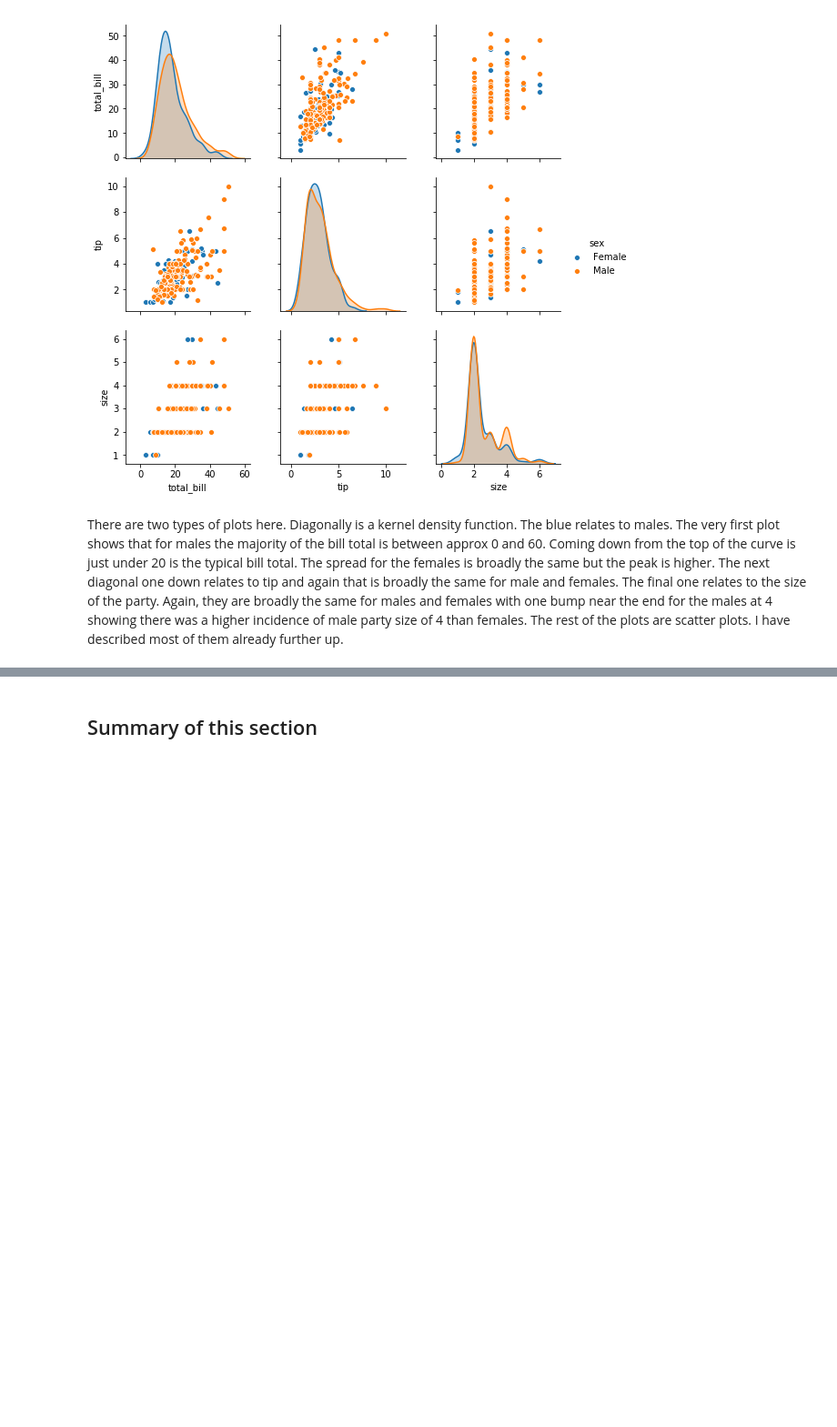
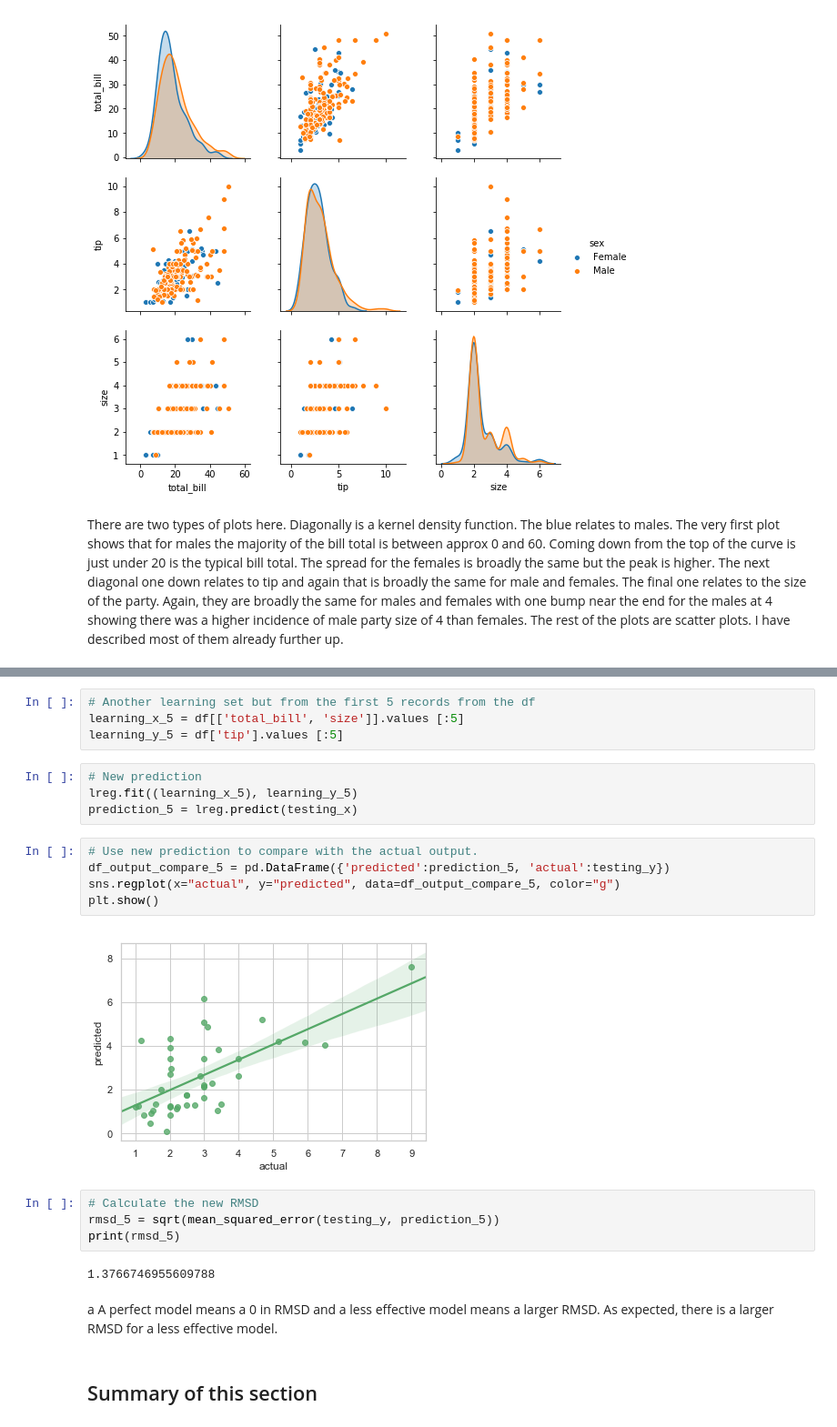
Before and after one commit to bexiturley/Fundamentals-of-Data-Analysis-Assessment-2019, a Jupyter notebook: reorderTips.ipynb, the cells around one changed output, grey strips where cells are left out. Shown at 91% size. Saved outputs shown, nothing was run; the diff lists cells and outputs as text; blank space fills up the shorter version.

```diff
--- a/reorderTips.ipynb
+++ b/reorderTips.ipynb
@@ -959,3 +994,26 @@ The rest of the plots are scatter plots. I have described most of them already f
+# %%
+# Another learning set but from the first 5 records from the df
+learning_x_5 = df[['total_bill', 'size']].values [:5]
+learning_y_5 = df['tip'].values [:5]
+# %%
+# New prediction
+lreg.fit((learning_x_5), learning_y_5)
+prediction_5 = lreg.predict(testing_x)
+# %%
+# Use new prediction to compare with the actual output.
+df_output_compare_5 = pd.DataFrame({'predicted':prediction_5, 'actual':testing_y})
+sns.regplot(x="actual", y="predicted", data=df_output_compare_5, color="g")
+plt.show()
+# %% [output]
+[figure, added]
+# %%
+# Calculate the new RMSD
+rmsd_5 = sqrt(mean_squared_error(testing_y, prediction_5))
+print(rmsd_5)
+# %% [output]
+1.3766746955609788
+# %% [markdown]
+a A perfect model means a 0 in RMSD and a less effective model means a larger RMSD.  As expected, there is a larger RMSD for a less effective model.
 # %% [markdown]
 ## Summary of this section
 # %% [markdown]
```
Also changed, not shown: parts of 19 cells of this notebook, 1 other file.
